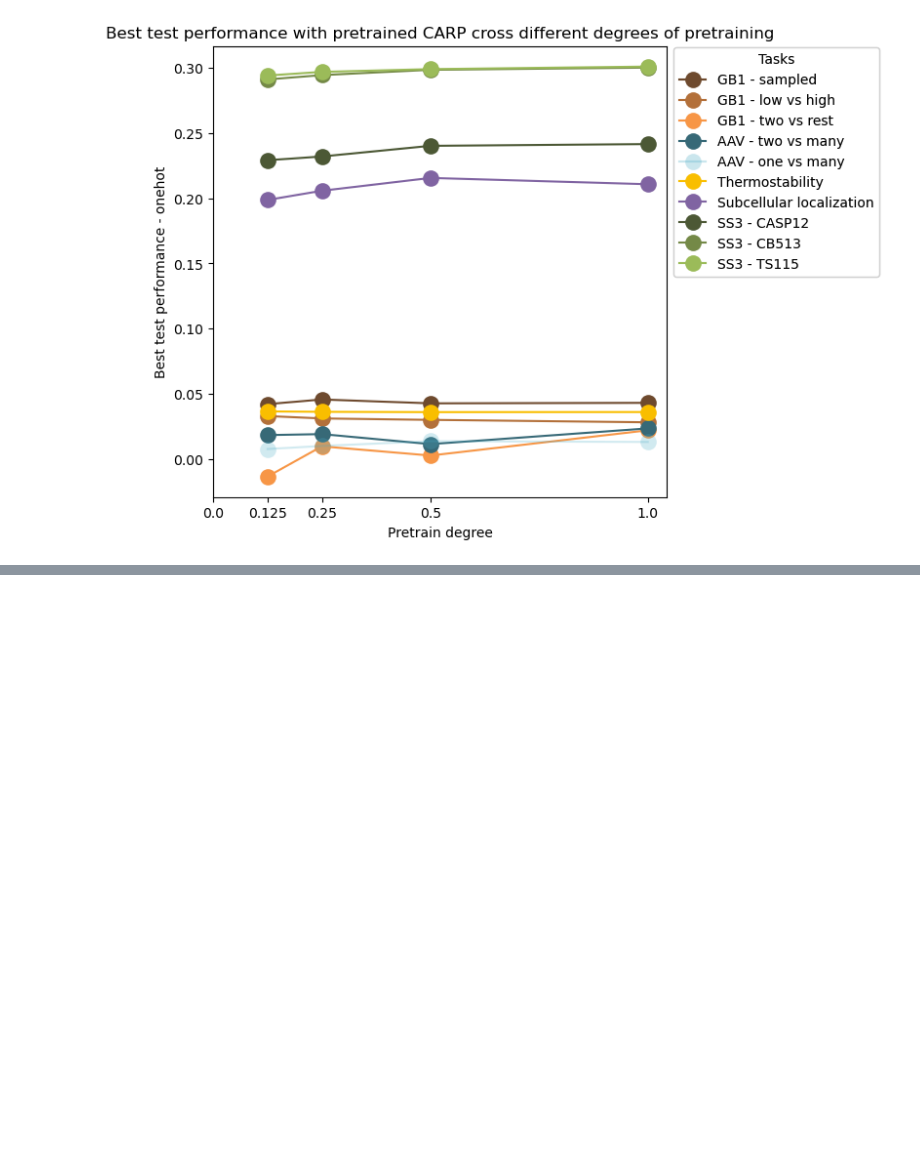
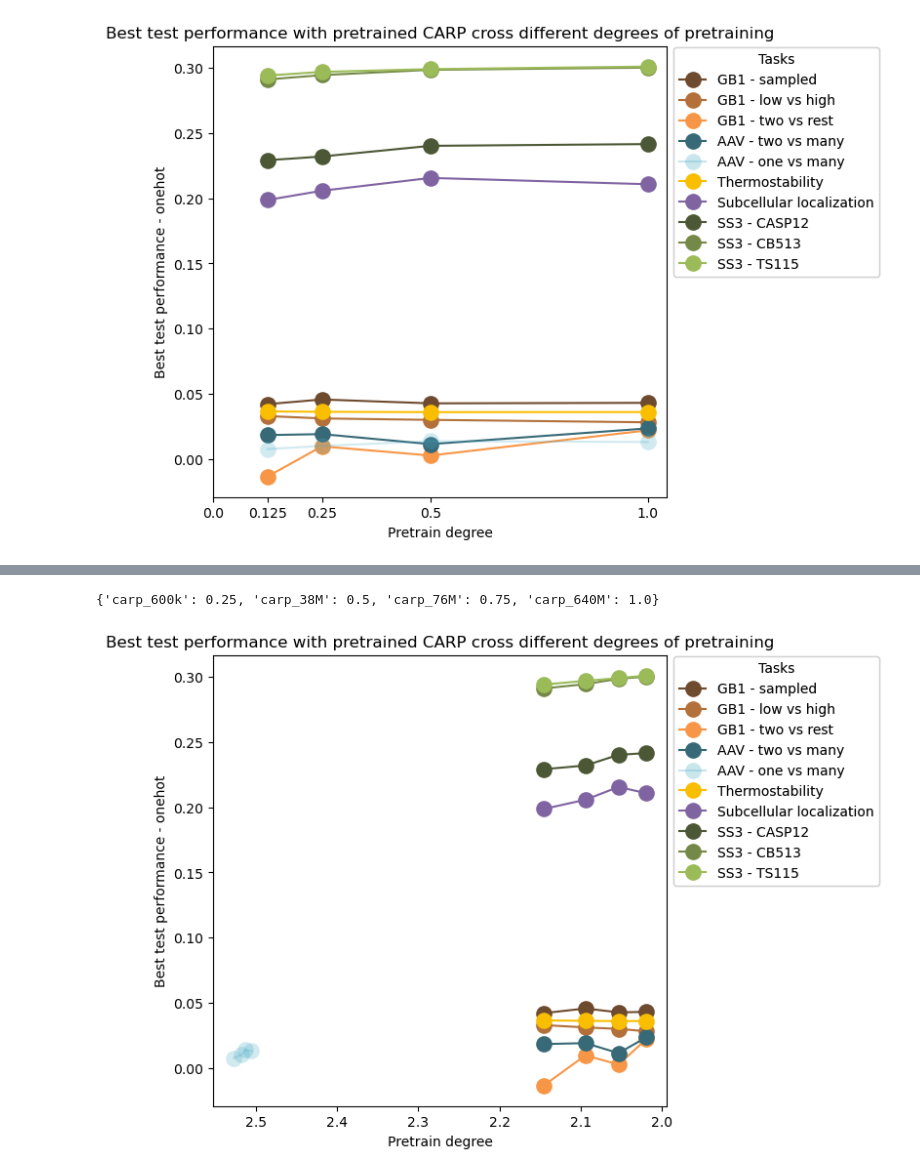
Before and after one commit to microsoft/protein-transfer, a Jupyter notebook: sandbox/results_replot_3_pretrain_deg.ipynb, the cells around one changed output, grey strips where cells are left out. Drawn from its saved outputs; the diff is of its cells as text; code cells hidden in the pictures; blank space fills up the shorter version.

Commit message:
add pretrain loss to train deg

```diff
--- a/sandbox/results_replot_3_pretrain_deg.ipynb
+++ b/sandbox/results_replot_3_pretrain_deg.ipynb
@@ -265,7 +265,7 @@ from scr.params.vis import (
 # %%
 # plot x deg pretrain vs y emb
 # each task one color
-ptp_melt_col = ["task", "0.125", "0.25", "0.5", "1.0", "model"]
+ptp_melt_col = ["task", "model", "0.125", "0.25", "0.5", "1.0",]
 
 emb_df_melt = pd.melt(
     emb_df[ptp_melt_col],
@@ -330,6 +330,6 @@ plt.show()
 # %% [output]
 [figure]
 # %%
-ptp_melt_vs_onehot_col = [ptp_melt_col[0]] + [p + " - onehot" for p in ptp_melt_col[1:]]
+ptp_melt_vs_onehot_col = ptp_melt_col[0:2] + [p + " - onehot" for p in ptp_melt_col[2:]]
 ptp_melt_vs_onehot_col
 # %% [output]
@@ -337,6 +342,6 @@ ptp_melt_vs_onehot_col
 # %%
 emb_df_melt = pd.melt(
-    emb_df[ptp_melt_vs_onehot_col + ["model"]],
+    emb_df[ptp_melt_vs_onehot_col],
     id_vars=["task", "model"],
     var_name="Pretrain degree",
     value_name="Best test performance - onehot",
@@ -380,0 +407,51 @@ plt.show()
+# %%
+CARP_ALPHA
+# %% [output]
+{'carp_600k': 0.25, 'carp_38M': 0.5, 'carp_76M': 0.75, 'carp_640M': 1.0}
+# %%
+emb_df_melt = pd.melt(
+    emb_df[ptp_melt_vs_onehot_col],
+    id_vars=["task", "model"],
+    var_name="Pretrain degree",
+    value_name="Best test performance - onehot",
+)
+
+# Plot dots with colors corresponding to the category
+fig, ax = plt.subplots()
+fig.set_size_inches(6, 6)
+
+for category, group in emb_df_melt.groupby("task"):
+    for subc, subg in group.groupby("model"):
+        ax.plot(
+            [CARP_CHECKPOINT_LOSSES[subc][float(x.replace(" - onehot", ""))] for x in subg["Pretrain degree"]],
+            subg["Best test performance - onehot"],
+            marker="o",
+            markersize=12,
+            alpha=CARP_ALPHA[subc],
+            label=category,
+            color=TASK_SIMPLE_COLOR_MAP.get(category, "gray"),
+            mec="none"
+        )
+
+# ax.set_xticks(all_ptp)
+# ax.set_xticklabels([str(tick) for tick in all_ptp])
+
+# Set y-axis limits
+# ax.set_ylim(bottom=None, top=1)
+
+# Set labels and title
+# Flip the x-axis
+ax.invert_xaxis()
+
+ax.set_xlabel("Pretrain degree")
+ax.set_ylabel("Best test performance - onehot")
+ax.set_title(
+    "Best test performance with pretrained CARP cross different degrees of pretraining"
+)
+
+ax.add_artist(ax.legend(title="Tasks", bbox_to_anchor=(1, 1.012), loc="upper left"))
+
+# Show the plot
+plt.show()
+# %% [output]
+[figure, added]
```
Also changed, not shown: parts of 5 cells of this notebook, 3 other files.
